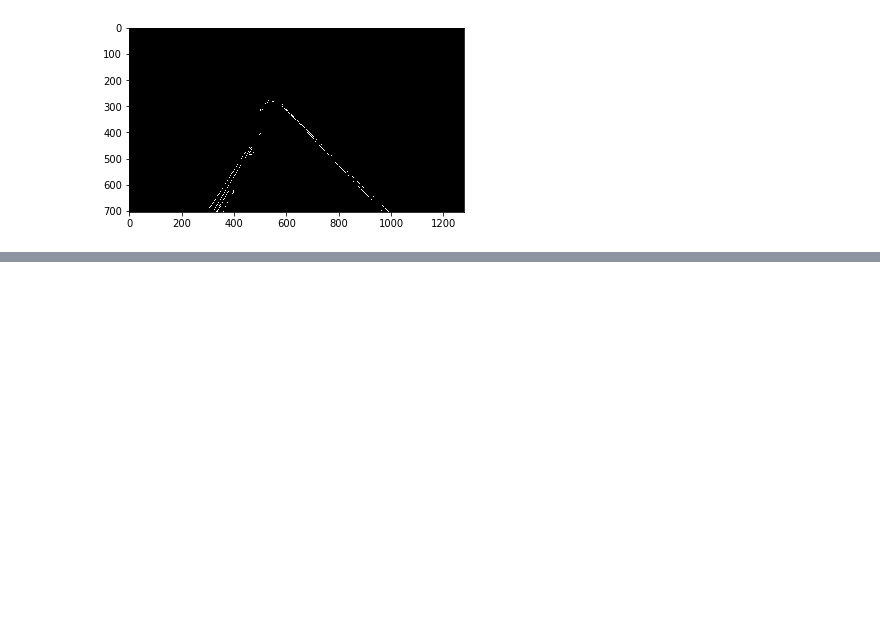
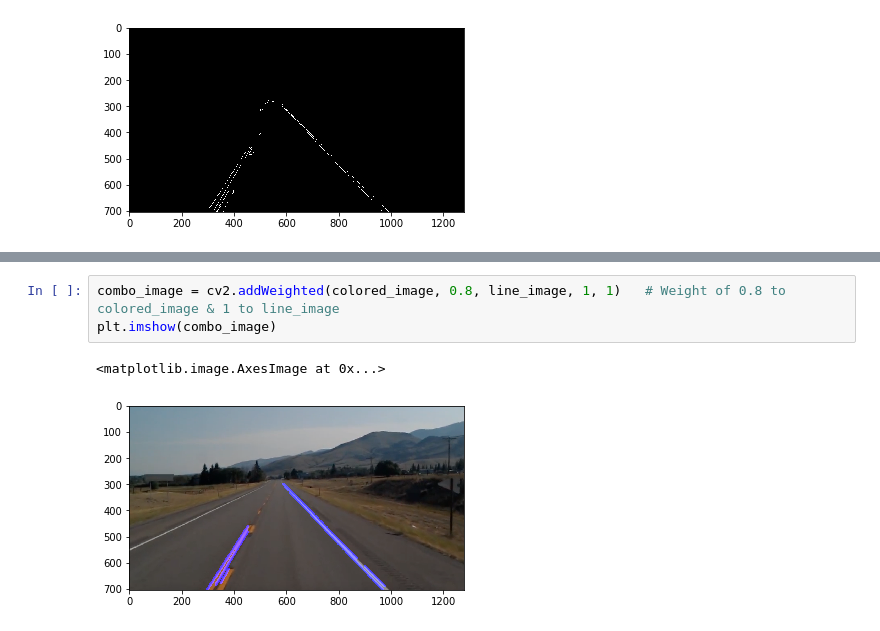
Before and after one commit to YasirHabib/The-Complete-Self-Driving-Car-Course---Applied-Deep-Learning, a Jupyter notebook: finding_lane_lines_opencv.ipynb, the cells around one changed output, grey strips where cells are left out. Drawn from its saved outputs; the diff is of its cells as text; blank space fills up the shorter version.

```diff
--- a/finding_lane_lines_opencv.ipynb
+++ b/finding_lane_lines_opencv.ipynb
@@ -87,0 +134,6 @@ plt.imshow(cropped_image, cmap='gray')
+# %%
+combo_image = cv2.addWeighted(colored_image, 0.8, line_image, 1, 1)   # Weight of 0.8 to colored_image & 1 to line_image
+plt.imshow(combo_image)
+# %% [output]
+<matplotlib.image.AxesImage at 0x...>
+[figure, added]
```
Also changed, not shown: parts of 8 cells of this notebook.
